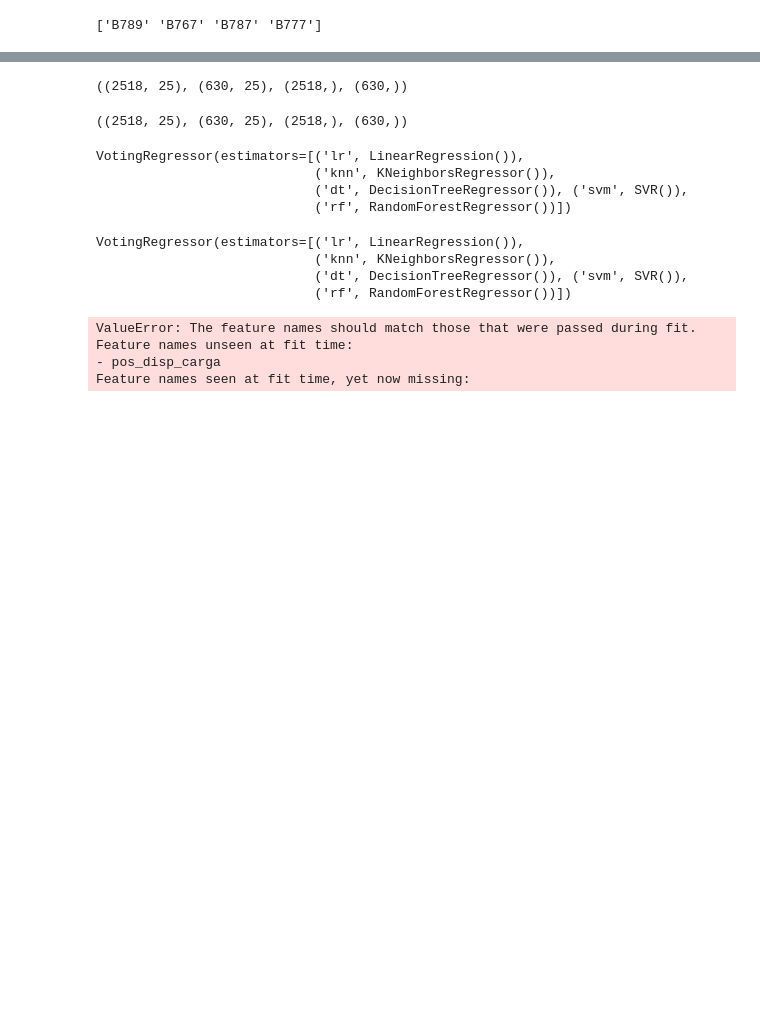
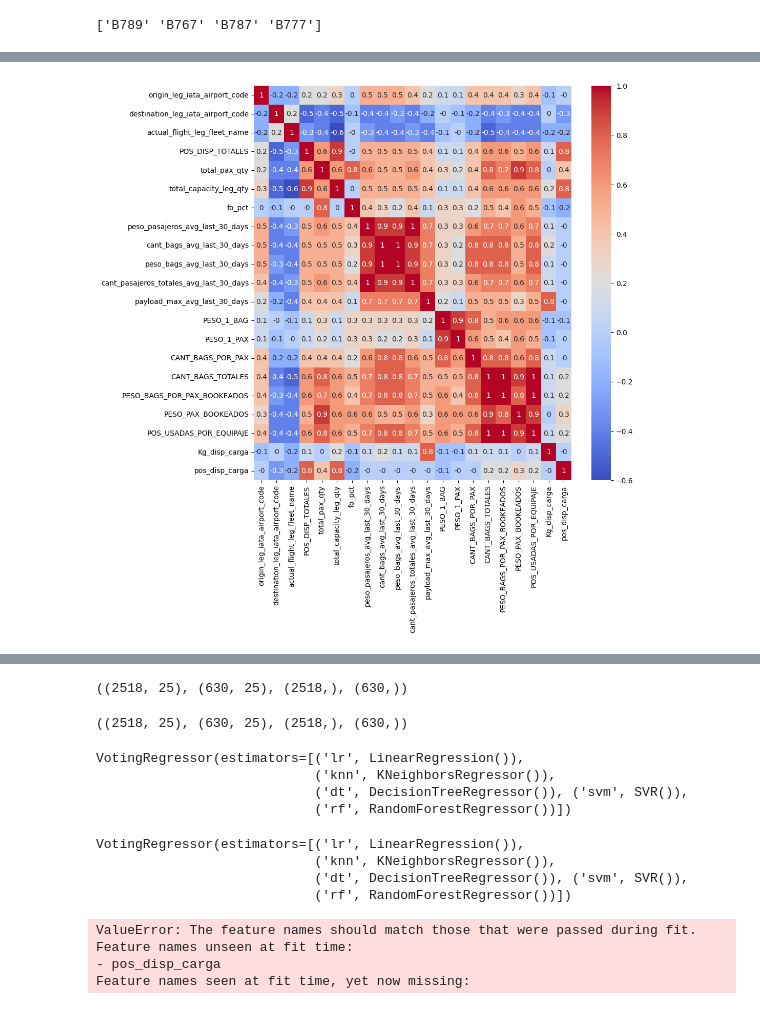
Before and after one commit to Felipepa9/MADSI, a Jupyter notebook: entrega_final_ciencia_de_datos.ipynb, the cells around one changed output, grey strips where cells are left out. Saved outputs shown, nothing was run; the diff lists cells and outputs as text; code cells hidden in the pictures; blank space fills up the shorter version.

```diff
--- a/entrega_final_ciencia_de_datos.ipynb
+++ b/entrega_final_ciencia_de_datos.ipynb
@@ -281,10 +289,20 @@ data_clean_kg_carga
 from sklearn.preprocessing import MinMaxScaler
 
 columns_to_normalize = ['origin_leg_iata_airport_code','destination_leg_iata_airport_code','actual_flight_leg_fleet_name','POS_DISP_TOTALES','total_pax_qty','total_capacity_leg_qty','fo_pct',
-                        'peso_pasajeros_avg_last_30_days','peso_pasajeros_sum_last_30_days','cant_bags_sum_last_30_days','peso_bags_sum_last_30_days','cant_bags_avg_last_30_days','peso_bags_avg_last_30_days',
-                        'cant_pasajeros_totales_avg_last_30_days','cant_pasajeros_totales_sum_last_30_days','payload_max_avg_last_30_days','payload_max_sum_last_30_days','PESO_1_BAG','PESO_1_PAX',
-                        'CANT_BAGS_POR_PAX','CANT_BAGS_TOTALES','PESO_BAGS_POR_PAX_BOOKEADOS','PESO_PAX_BOOKEADOS','POS_USADAS_POR_EQUIPAJE','Kg_disp_carga','pos_disp_carga']
+                        'peso_pasajeros_avg_last_30_days','cant_bags_avg_last_30_days','peso_bags_avg_last_30_days','cant_pasajeros_totales_avg_last_30_days','payload_max_avg_last_30_days',
+                        'PESO_1_BAG','PESO_1_PAX','CANT_BAGS_POR_PAX','CANT_BAGS_TOTALES','PESO_BAGS_POR_PAX_BOOKEADOS','PESO_PAX_BOOKEADOS','POS_USADAS_POR_EQUIPAJE','Kg_disp_carga','pos_disp_carga']
 for column in columns_to_normalize:
     scaler = MinMaxScaler()
     data_clean_kg_carga[column] = scaler.fit_transform(data_clean_kg_carga[[column]])
     data_clean_pos_carga[column] = scaler.fit_transform(data_clean_pos_carga[[column]])
+# %%
+import seaborn as sns
+import matplotlib.pyplot as plt
+
+correlation_matrix = data_clean_kg_carga.corr(numeric_only=True).round(1)
+
+plt.figure(figsize=(10,10))
+sns.heatmap(correlation_matrix, annot=True, cmap='coolwarm')
+plt.show()
+# %% [output]
+[figure, added]
```
Also changed, not shown: parts of 9 cells of this notebook.
